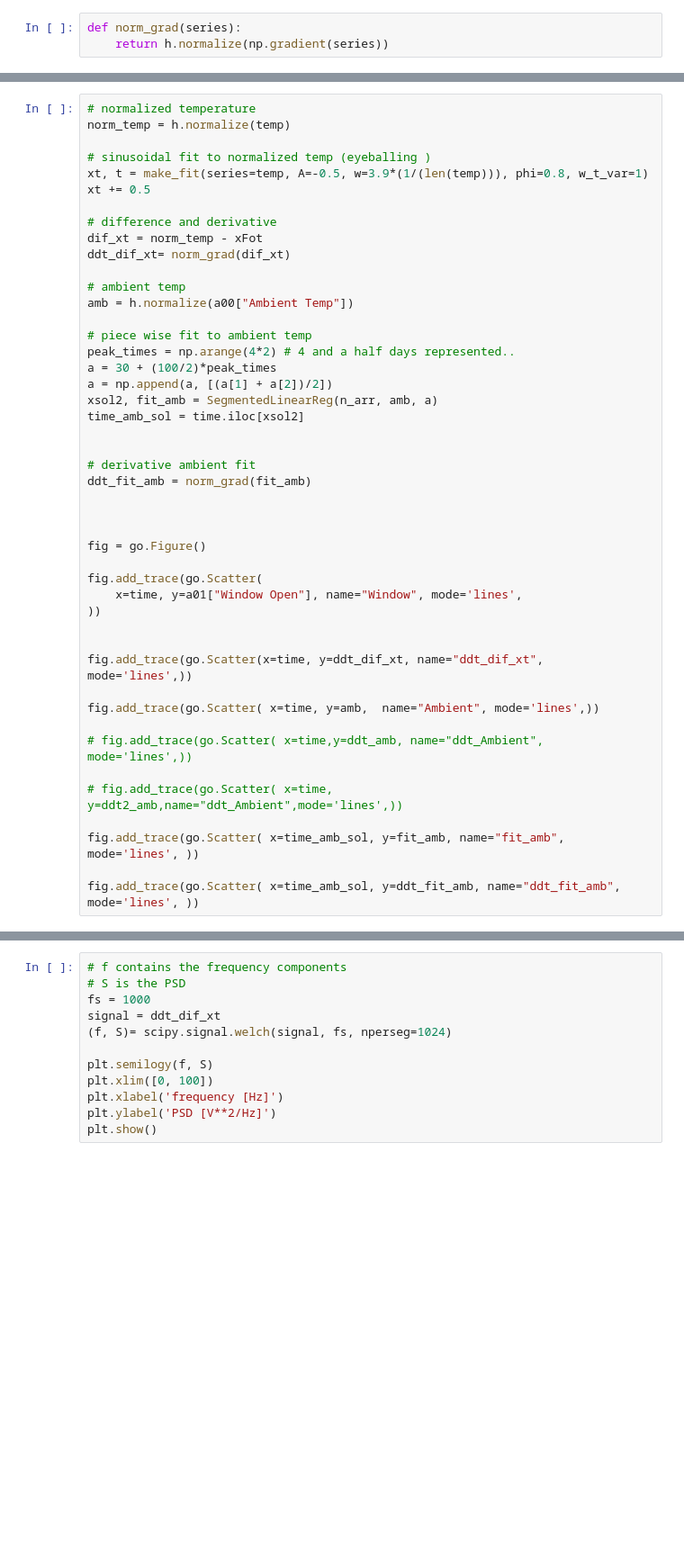
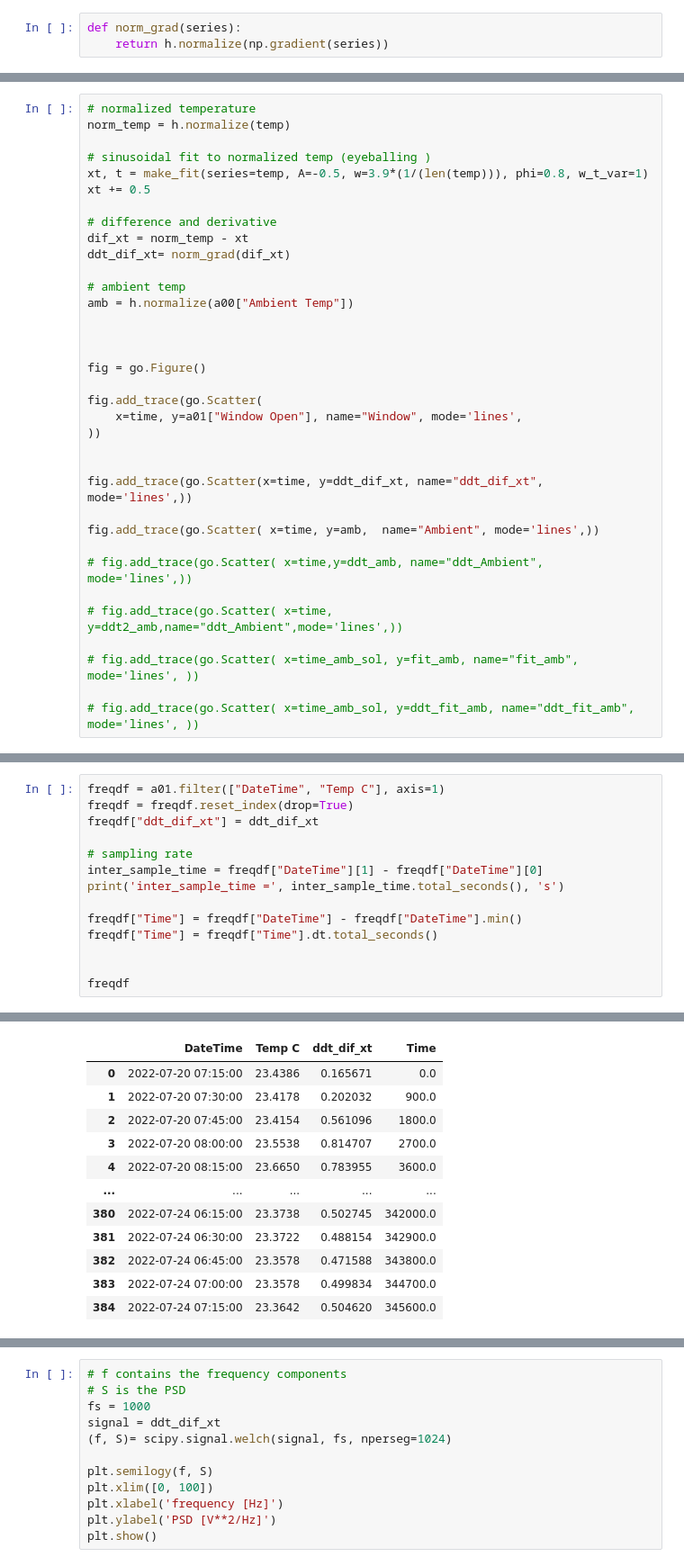
Before and after one commit to juliet29/windows, a Jupyter notebook: analysis/notebooks/230524_peak_remove.ipynb, the cells around one changed output, grey strips where cells are left out. Shown at 90% size. Cells and saved outputs as stored; diff of their text form; blank space fills up the shorter version.

```diff
--- a/analysis/notebooks/230524_peak_remove.ipynb
+++ b/analysis/notebooks/230524_peak_remove.ipynb
@@ -89,22 +56,11 @@ xt, t = make_fit(series=temp, A=-0.5, w=3.9*(1/(len(temp))), phi=0.8, w_t_var=1)
 xt += 0.5
 
 # difference and derivative
-dif_xt = norm_temp - xFot
+dif_xt = norm_temp - xt
 ddt_dif_xt= norm_grad(dif_xt)
 
 # ambient temp
 amb = h.normalize(a00["Ambient Temp"])
-
-# piece wise fit to ambient temp
-peak_times = np.arange(4*2) # 4 and a half days represented..
-a = 30 + (100/2)*peak_times
-a = np.append(a, [(a[1] + a[2])/2])
-xsol2, fit_amb = SegmentedLinearReg(n_arr, amb, a)
-time_amb_sol = time.iloc[xsol2]
-
-
-# derivative ambient fit
-ddt_fit_amb = norm_grad(fit_amb)
 
 
 
@@ -123,6 +79,6 @@ fig.add_trace(go.Scatter( x=time, y=amb,  name="Ambient", mode='lines',))
 
 # fig.add_trace(go.Scatter( x=time, y=ddt2_amb,name="ddt_Ambient",mode='lines',))
 
-fig.add_trace(go.Scatter( x=time_amb_sol, y=fit_amb, name="fit_amb", mode='lines', ))
+# fig.add_trace(go.Scatter( x=time_amb_sol, y=fit_amb, name="fit_amb", mode='lines', ))
 
-fig.add_trace(go.Scatter( x=time_amb_sol, y=ddt_fit_amb, name="ddt_fit_amb", mode='lines', ))
+# fig.add_trace(go.Scatter( x=time_amb_sol, y=ddt_fit_amb, name="ddt_fit_amb", mode='lines', ))
@@ -155,0 +88,15 @@ def create_corr_plot(series, plot_pacf=False):
+# %%
+freqdf = a01.filter(["DateTime", "Temp C"], axis=1)
+freqdf = freqdf.reset_index(drop=True)
+freqdf["ddt_dif_xt"] = ddt_dif_xt
+
+# sampling rate
+inter_sample_time = freqdf["DateTime"][1] - freqdf["DateTime"][0]
+print('inter_sample_time =', inter_sample_time.total_seconds(), 's')
+
+freqdf["Time"] = freqdf["DateTime"] - freqdf["DateTime"].min()
+freqdf["Time"] = freqdf["Time"].dt.total_seconds()
+
+
+freqdf
+# %% [output]
@@ -155,0 +104,12 @@ def create_corr_plot(series, plot_pacf=False):
+|  | DateTime | Temp C | ddt_dif_xt | Time |
+| 0 | 2022-07-20 07:15:00 | 23.4386 | 0.165671 | 0.0 |
+| 1 | 2022-07-20 07:30:00 | 23.4178 | 0.202032 | 900.0 |
+| 2 | 2022-07-20 07:45:00 | 23.4154 | 0.561096 | 1800.0 |
+| 3 | 2022-07-20 08:00:00 | 23.5538 | 0.814707 | 2700.0 |
+| 4 | 2022-07-20 08:15:00 | 23.6650 | 0.783955 | 3600.0 |
+| ... | ... | ... | ... | ... |
+| 380 | 2022-07-24 06:15:00 | 23.3738 | 0.502745 | 342000.0 |
+| 381 | 2022-07-24 06:30:00 | 23.3722 | 0.488154 | 342900.0 |
+| 382 | 2022-07-24 06:45:00 | 23.3578 | 0.471588 | 343800.0 |
+| 383 | 2022-07-24 07:00:00 | 23.3578 | 0.499834 | 344700.0 |
+| 384 | 2022-07-24 07:15:00 | 23.3642 | 0.504620 | 345600.0 |
```
Also changed, not shown: parts of 20 cells of this notebook, 1 other file.
